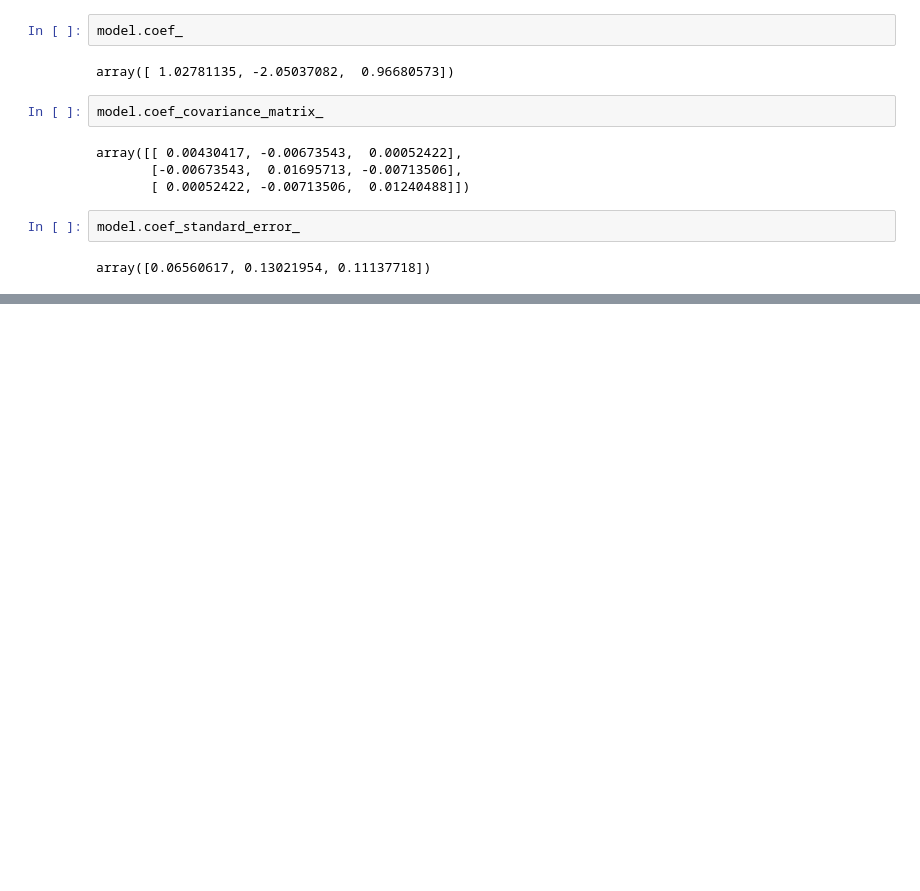
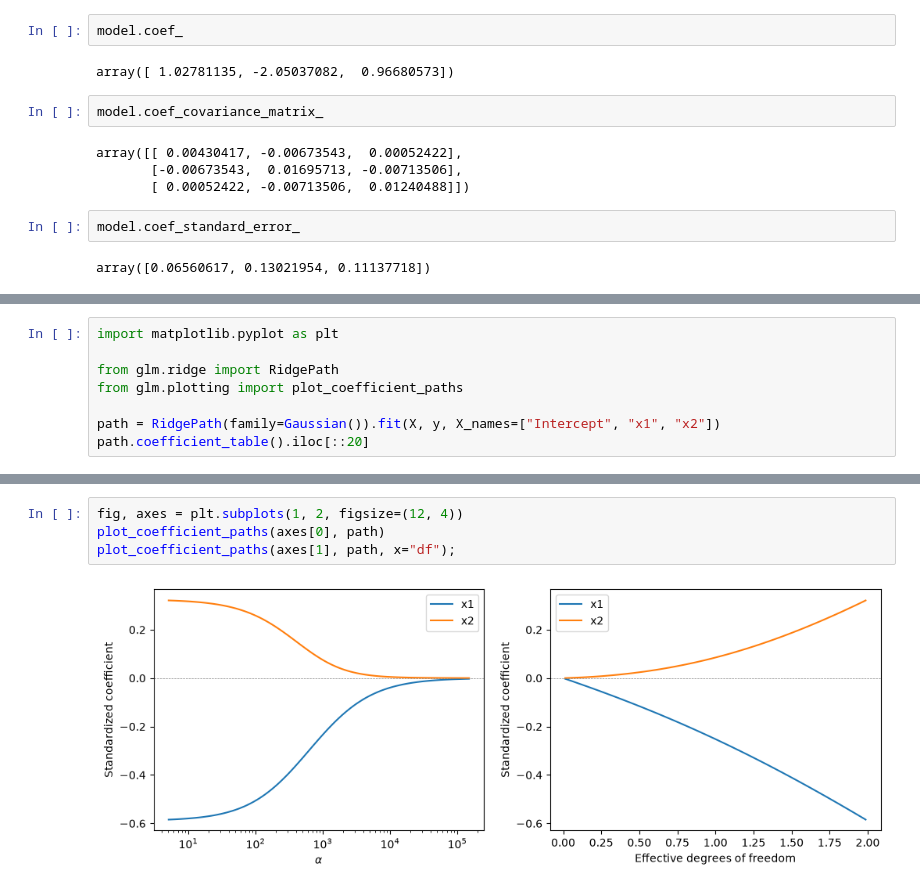
Before and after one commit to madrury/py-glm, a Jupyter notebook: examples/glm-examples.ipynb, the cells around one changed output, grey strips where cells are left out. Drawn from its saved outputs; the diff is of its cells as text; blank space fills up the shorter version.

```diff
--- a/examples/glm-examples.ipynb
+++ b/examples/glm-examples.ipynb
@@ -572,0 +577,8 @@ Notes:
+# %%
+import matplotlib.pyplot as plt
+
+from glm.ridge import RidgePath
+from glm.plotting import plot_coefficient_paths
+
+path = RidgePath(family=Gaussian()).fit(X, y, X_names=["Intercept", "x1", "x2"])
+path.coefficient_table().iloc[::20]
@@ -572,0 +600,6 @@ Notes:
+# %%
+fig, axes = plt.subplots(1, 2, figsize=(12, 4))
+plot_coefficient_paths(axes[0], path)
+plot_coefficient_paths(axes[1], path, x="df");
+# %% [output]
+[figure, added]
```
Also changed, not shown: parts of 18 cells of this notebook, 7 other files.
